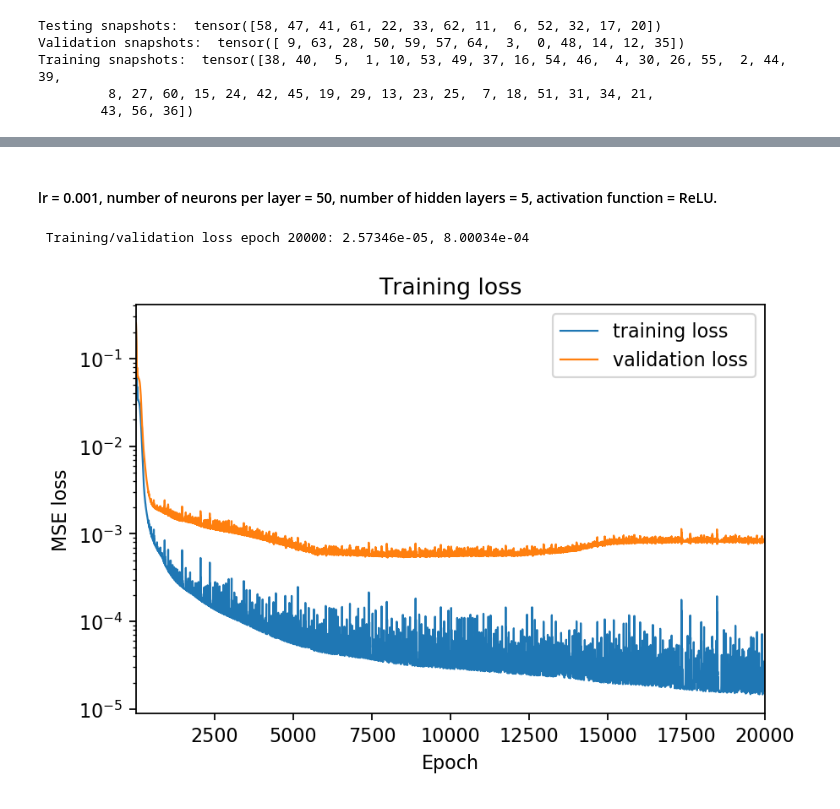
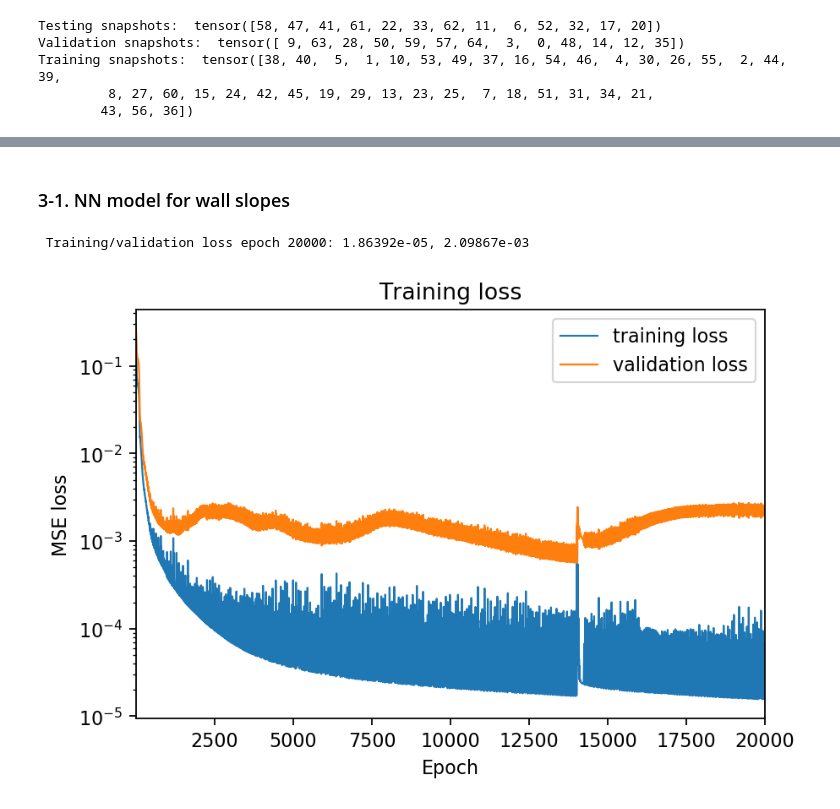
Before and after one commit to JihooKang-KOR/Data_driven_wall_modeling, a Jupyter notebook: notebooks/BestMapping_1DChannel.ipynb, the cells around one changed output, grey strips where cells are left out. Saved outputs shown, nothing was run; the diff lists cells and outputs as text; code cells hidden in the pictures.

```diff
--- a/notebooks/BestMapping_1DChannel.ipynb
+++ b/notebooks/BestMapping_1DChannel.ipynb
@@ -357,0 +263,19 @@ assert pt.allclose(train_data, log_scaler.rescale(train_data_log))
+# %%
+# Derived NN class for feature min-max scaling
+class FeatureScalerModel(MappingNN):
+    """Scaling model for features.
+    """
+    def __init__(self, xmin, xmax, **kwargs):
+        super(FeatureScalerModel, self).__init__(**kwargs)
+        self._xmin = xmin
+        self._xmax = xmax
+        self._range = xmax - xmin
+
+    def scale(self, x):
+        return (x - self._xmin) / self._range
+
+    def forward(self, x):
+        x = self.scale(x)
+        for i_layer in range(len(self.layers)-1):
+            x = self.activation(self.layers[i_layer](x))
+        return self.layers[-1](x)
@@ -412,38 +398,37 @@ def optimize_model(model: pt.nn.Module, x_train: pt.Tensor, y_train: pt.Tensor,
     print("\r", "Training/validation loss epoch {:5d}: {:10.5e}, {:10.5e}".format(
             epochs, train_loss[-1], val_loss[-1]), end="")
     return train_loss, val_loss
-# %% [markdown]
-#### lr = 0.001, number of neurons per layer = 50, number of hidden layers = 5, activation function = ReLU.
-# %%
-# The best model training with normalized data
-save_model_best = f"{output}/best_training_1D/"
-!mkdir -p $save_model_best
-model_params = {
-    "n_inputs": 2,
-    "n_outputs": 3,
-    "n_layers": 5,
-    "n_neurons": 50,
-    "activation": pt.nn.ReLU()
-}
-model = MappingNN(**model_params)
-model = model.double()
-train_loss, val_loss = optimize_model(model, train_data_norm[:, 3:], train_data_norm[:, 0:3],
-                                      val_data_norm[:, 3:], val_data_norm[:, 0:3], lr = 0.001, epochs = 20000,
-                                      save_best=save_model_best)
-# %% [output]
- Training/validation loss epoch 20000: 2.57346e-05, 8.00034e-04
+# %% [markdown]
+### 3-1. NN model for wall slopes
+# %%
+# NN for wall slope mapping
+save_model_best = f"{output}/bestwall/"
+!mkdir -p $save_model_best
+model_params = {
+    "n_inputs": 2,
+    "n_outputs": 1,
+    "n_layers": 5,
+    "n_neurons": 50,
+    "activation": pt.nn.ReLU()
+}
+model_wall = FeatureScalerModel(train_wall[:, 0:2].min(dim=0).values, train_wall[:, 0:2].max(dim=0).values, **model_params).double()
+train_loss_wall, val_loss_wall = optimize_model(model_wall, train_wall[:, 0:2], train_wall[:, 2],
+                                      val_wall[:, 0:2], val_wall[:, 2], lr = 0.001,
+                                      epochs = 20000, save_best=save_model_best)
+# %% [output]
+ Training/validation loss epoch 20000: 1.86392e-05, 2.09867e-03
 # %%
-epochs = len(train_loss)
+epochs = len(train_loss_wall)
 plt.title("Training loss")
-plt.plot(range(1, epochs+1), train_loss, lw=1.0, label="training loss")
-plt.plot(range(1, epochs+1), val_loss, lw=1.0, label="validation loss")
+plt.plot(range(1, epochs+1), train_loss_wall, lw=1.0, label="training loss")
+plt.plot(range(1, epochs+1), val_loss_wall, lw=1.0, label="validation loss")
 plt.xlabel("Epoch")
 plt.ylabel("MSE loss")
 plt.xlim(1, epochs+1)
 plt.yscale("log")
 plt.legend()
-plt.savefig(f"{output}/train_val_loss_best.svg", bbox_inches="tight")
+plt.savefig(f"{output}/train_val_loss_bestwall.svg", bbox_inches="tight")
 # %% [output]
-[figure, old version]
+[figure, new version]
 # %%
 # Calculate L_inf again
```
Also changed, not shown: parts of 32 cells of this notebook.
